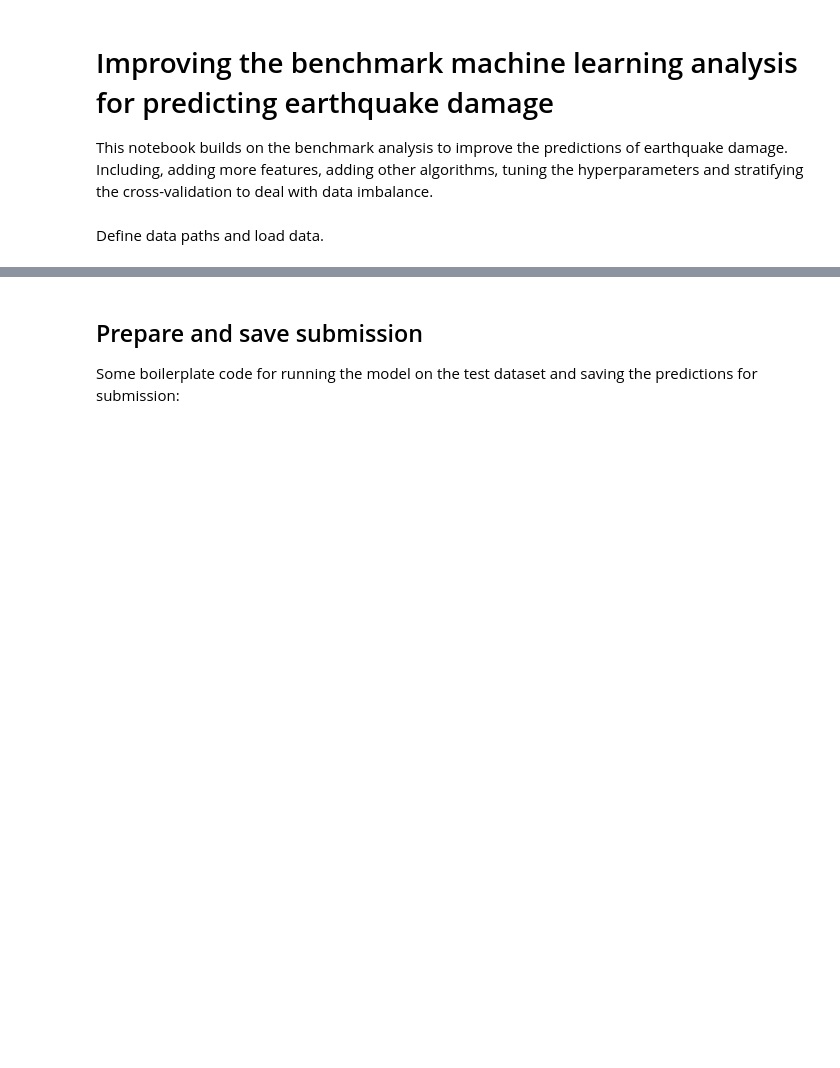
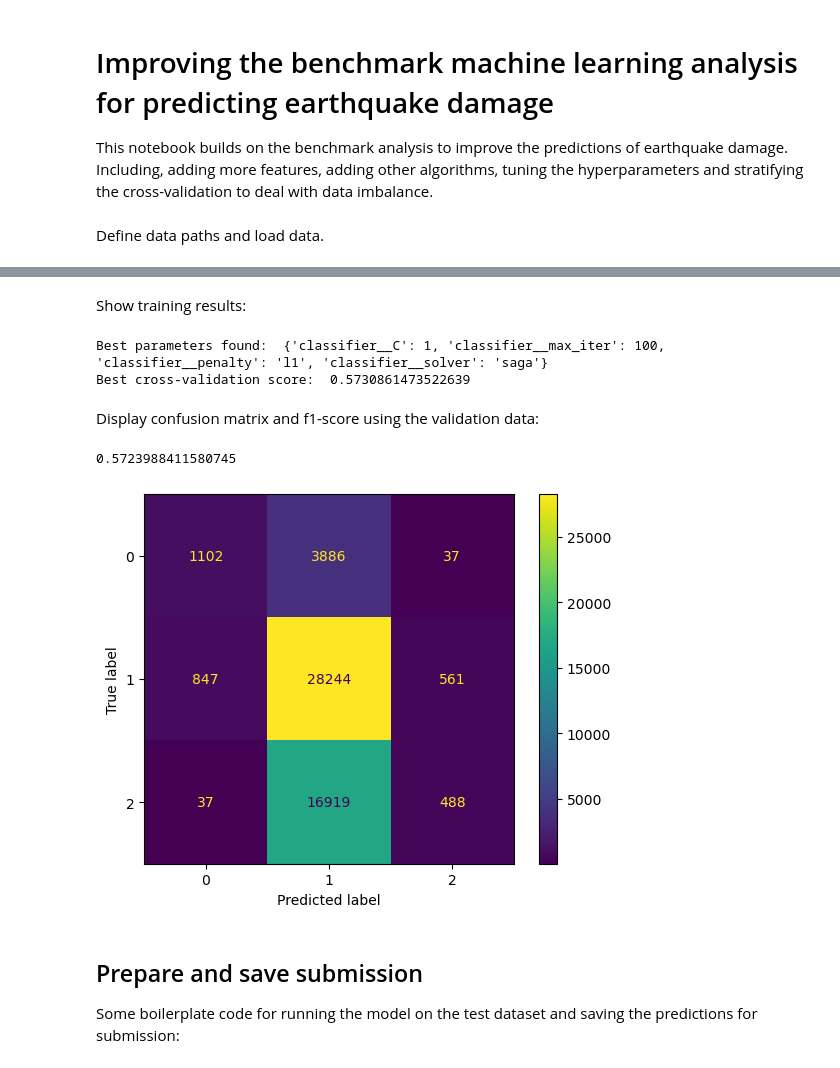
Before and after one commit to mdr-datascience/edu-repo, a Jupyter notebook: ML_Applications/NepalEarthquake/benchmark_model_improved.ipynb, the cells around one changed output, grey strips where cells are left out. Drawn from its saved outputs; the diff is of its cells as text; code cells hidden in the pictures; blank space fills up the shorter version.

```diff
--- a/ML_Applications/NepalEarthquake/benchmark_model_improved.ipynb
+++ b/ML_Applications/NepalEarthquake/benchmark_model_improved.ipynb
@@ -76,4 +81,4 @@ preprocessor = ColumnTransformer(
 
 
 pipe = Pipeline([("preprocessing", preprocessor),
-                ("classifier", LogisticRegression(random_state=0))])
+                ("classifier", LogisticRegression(random_state=0, verbose=False))])
@@ -79,0 +87,3 @@ pipe = Pipeline([("preprocessing", preprocessor),
+# %%
+X_train, X_val, y_train, y_val = train_test_split(train_values_subset, labels,
+                                                  random_state=42, stratify=labels, test_size=0.2)
@@ -88,7 +100,4 @@ param_grid = {
 stratified_kfold = StratifiedKFold(n_splits=5)
 
 grid_search = GridSearchCV(pipe, param_grid=param_grid, cv=stratified_kfold, scoring='accuracy')
-grid_search.fit(train_values_subset, labels)
-
-print("Best parameters found: ", grid_search.best_params_)
-print("Best cross-validation score: ", grid_search.best_score_)
+grid_search.fit(X_train, y_train)
@@ -95,3 +122,24 @@ print("Best cross-validation score: ", grid_search.best_score_)
+# %% [markdown]
+Show training results:
+# %%
+print("Best parameters found: ", grid_search.best_params_)
+print("Best cross-validation score: ", grid_search.best_score_)
+# %% [output]
+Best parameters found:  {'classifier__C': 1, 'classifier__max_iter': 100, 'classifier__penalty': 'l1', 'classifier__solver': 'saga'}
+Best cross-validation score:  0.5730861473522639
+# %% [markdown]
+Display confusion matrix and f1-score using the validation data:
+# %%
+out_sample_preds = grid_search.predict(X_val)
+
+cm = confusion_matrix(y_val, out_sample_preds)
+disp = ConfusionMatrixDisplay(confusion_matrix=cm)
+disp.plot()
+
+f1_score(y_val, out_sample_preds, average='micro')
+# %% [output]
+0.5723988411580745
+[figure, added]
 # %% [markdown]
 ## Prepare and save submission
 
```
Also changed, not shown: parts of 9 cells of this notebook.
